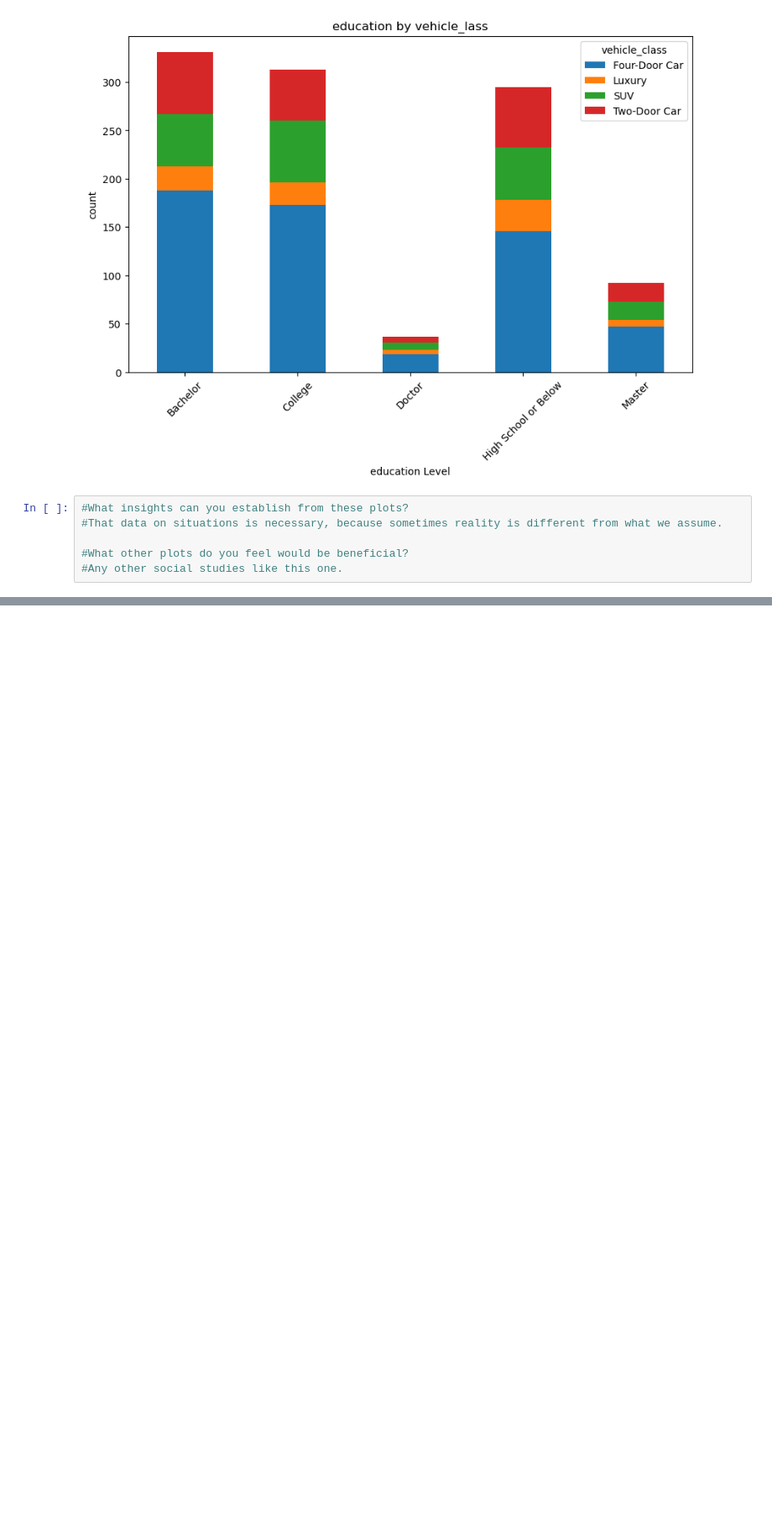
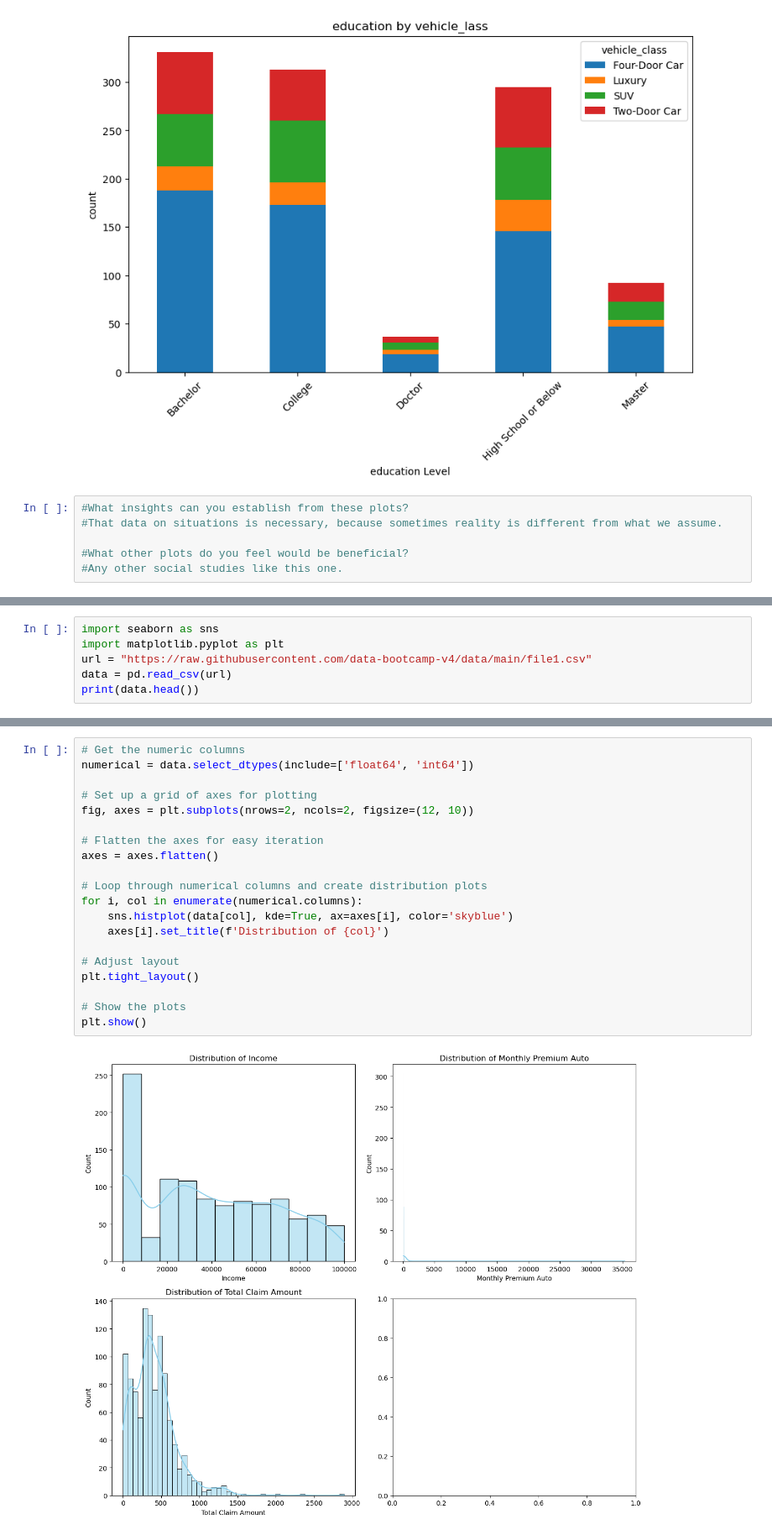
Before and after one commit to ReginaS5/lab-dw-data-cleaning-and-formatting, a Jupyter notebook: lab-dw-data-cleaning-and-formatting.ipynb, the cells around one changed output, grey strips where cells are left out. Shown at 84% size. Saved outputs shown, nothing was run; the diff lists cells and outputs as text; blank space fills up the shorter version.

```diff
--- a/lab-dw-data-cleaning-and-formatting.ipynb
+++ b/lab-dw-data-cleaning-and-formatting.ipynb
@@ -647,0 +648,6 @@ SyntaxError: invalid syntax (2114235878.py, line 6)
+# %%
+import seaborn as sns
+import matplotlib.pyplot as plt
+url = "https://raw.githubusercontent.com/data-bootcamp-v4/data/main/file1.csv"
+data = pd.read_csv(url)
+print(data.head())
@@ -647,0 +722,22 @@ SyntaxError: invalid syntax (2114235878.py, line 6)
+# %%
+# Get the numeric columns
+numerical = data.select_dtypes(include=['float64', 'int64'])
+
+# Set up a grid of axes for plotting
+fig, axes = plt.subplots(nrows=2, ncols=2, figsize=(12, 10))
+
+# Flatten the axes for easy iteration
+axes = axes.flatten()
+
+# Loop through numerical columns and create distribution plots
+for i, col in enumerate(numerical.columns):
+    sns.histplot(data[col], kde=True, ax=axes[i], color='skyblue')
+    axes[i].set_title(f'Distribution of {col}')
+
+# Adjust layout
+plt.tight_layout()
+
+# Show the plots
+plt.show()
+# %% [output]
+[figure, added]
```
Also changed, not shown: parts of 7 cells of this notebook.
